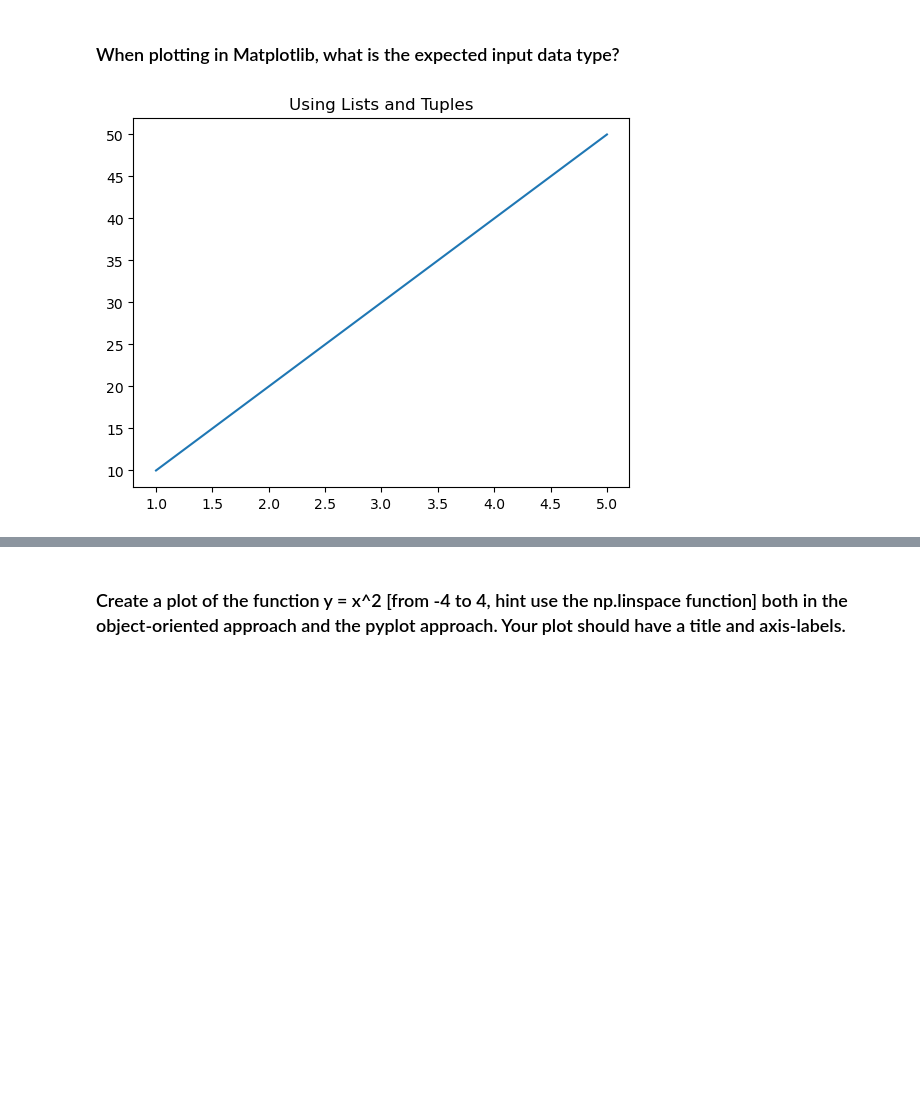
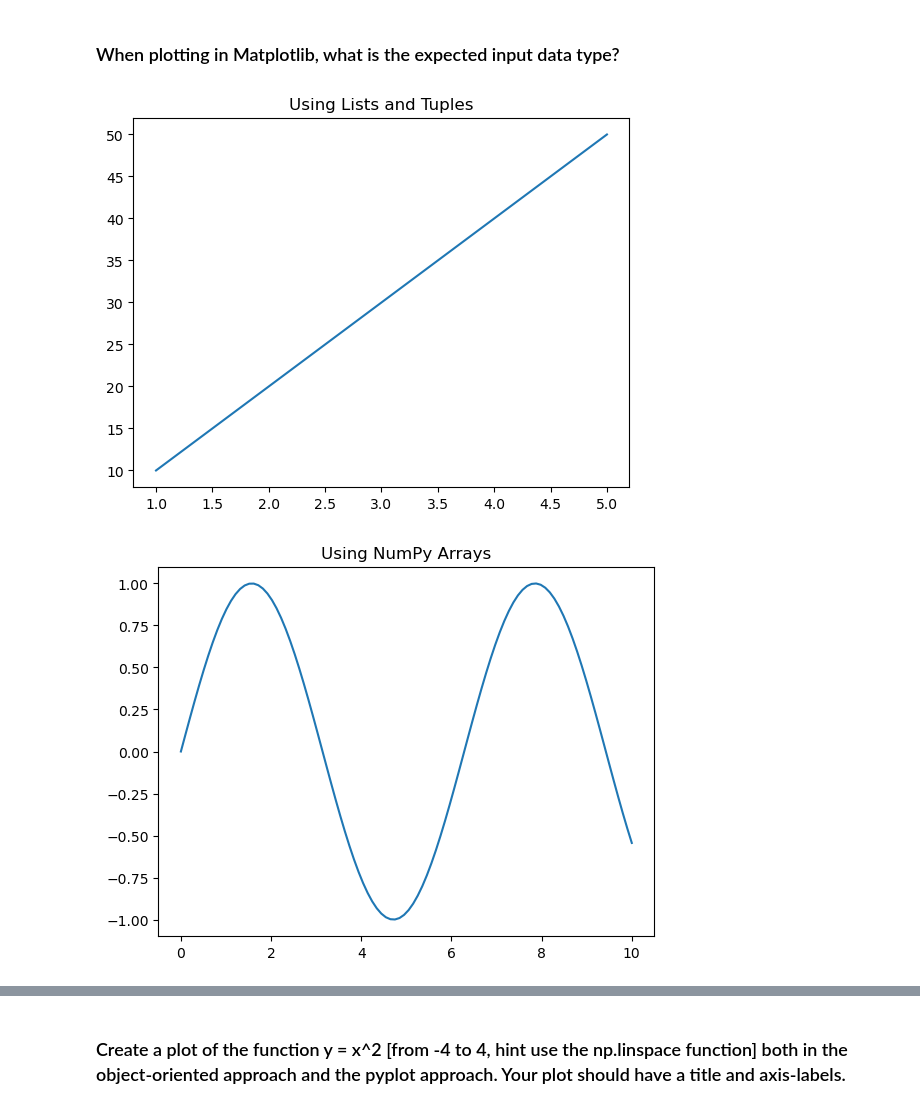
Before and after one commit to HugoManns/pythonUppgifter, a Jupyter notebook: 02_matplotlib.ipynb, the cells around one changed output, grey strips where cells are left out. Saved outputs shown, nothing was run; the diff lists cells and outputs as text; code cells hidden in the pictures; blank space fills up the shorter version.

Commit message:
matplotlib done

```diff
--- a/02_matplotlib.ipynb
+++ b/02_matplotlib.ipynb
@@ -95,18 +95,53 @@ plt.show()
 # %%
 # Expected Input data types for plotting in matplotlib
 #
 # Matplotlib is flexible and can handle multiple data types for plotting. The most common ones are:
 #
 # 1. Lists or Tuples:
 # - Python native data structures like lists or tuples are commonly used.
 # Example:
 
 x = [1, 2, 3, 4, 5]  # List
 y = (10, 20, 30, 40, 50)  # Tuple
 plt.plot(x, y)
 plt.title("Using Lists and Tuples")
 plt.show()
 
-num
+# 2. **NumPy Arrays**:
+# - NumPy arrays are widely used for numerical computations and are ideal for plotting.
+# - Example:
+import numpy as np
+
+x = np.linspace(0, 10, 100)  # NumPy array
+y = np.sin(x)  # NumPy array
+plt.plot(x, y)
+plt.title("Using NumPy Arrays")
+plt.show()
+
+# 3. **Pandas Series**:
+# - Matplotlib can directly plot Pandas Series for convenience.
+# - Example:
+import pandas as pd
+
+data = pd.Series([5, 15, 25, 35, 45])
+plt.plot(data)
+plt.title("Using Pandas Series")
+plt.show()
+
+# 4. **Pandas DataFrame**:
+# - When using DataFrames, you can specify columns to plot.
+# - Example:
+data = pd.DataFrame({
+    "x": [1, 2, 3, 4, 5],
+    "y": [10, 20, 30, 40, 50]
+})
+plt.plot(data["x"], data["y"])
+plt.title("Using Pandas DataFrame")
+plt.show()
+
+# ### Summary:
+# - Common input types include Python lists, tuples, NumPy arrays, Pandas Series, and DataFrames.
+# - NumPy arrays and Pandas DataFrames are recommended for efficiency and compatibility with numerical operations.
 # %% [output]
 [figure]
+[figure, added]
```
Also changed, not shown: parts of 4 cells of this notebook, 6 other files.
